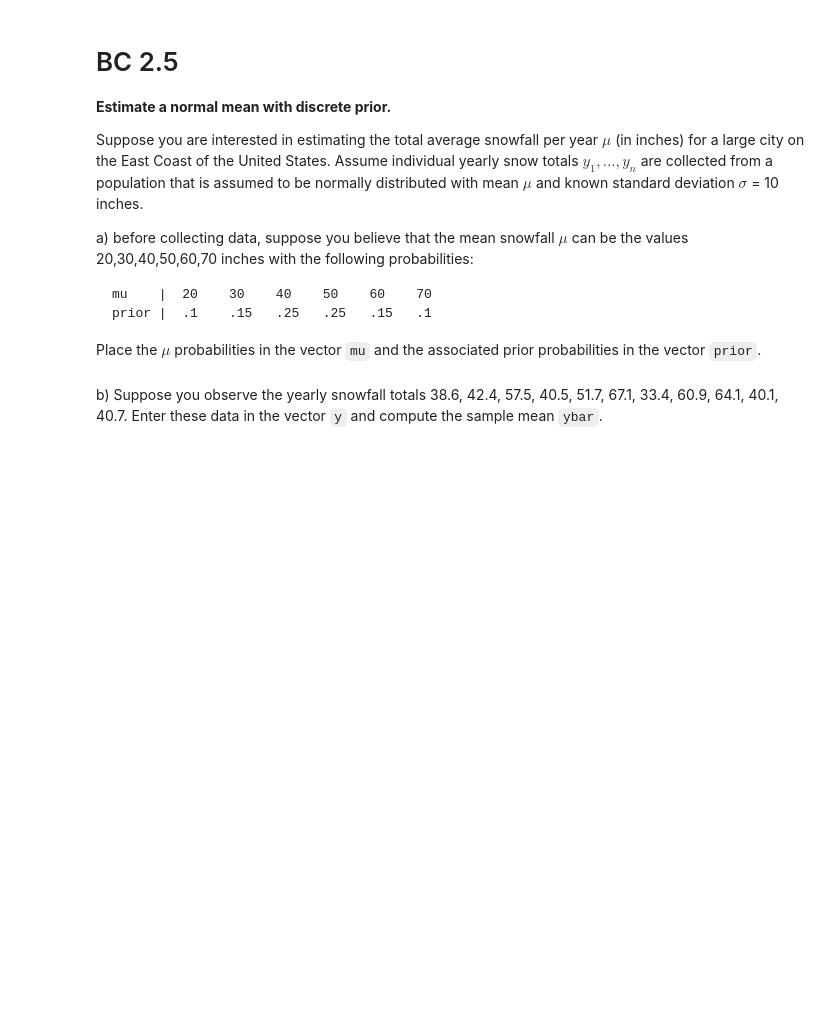
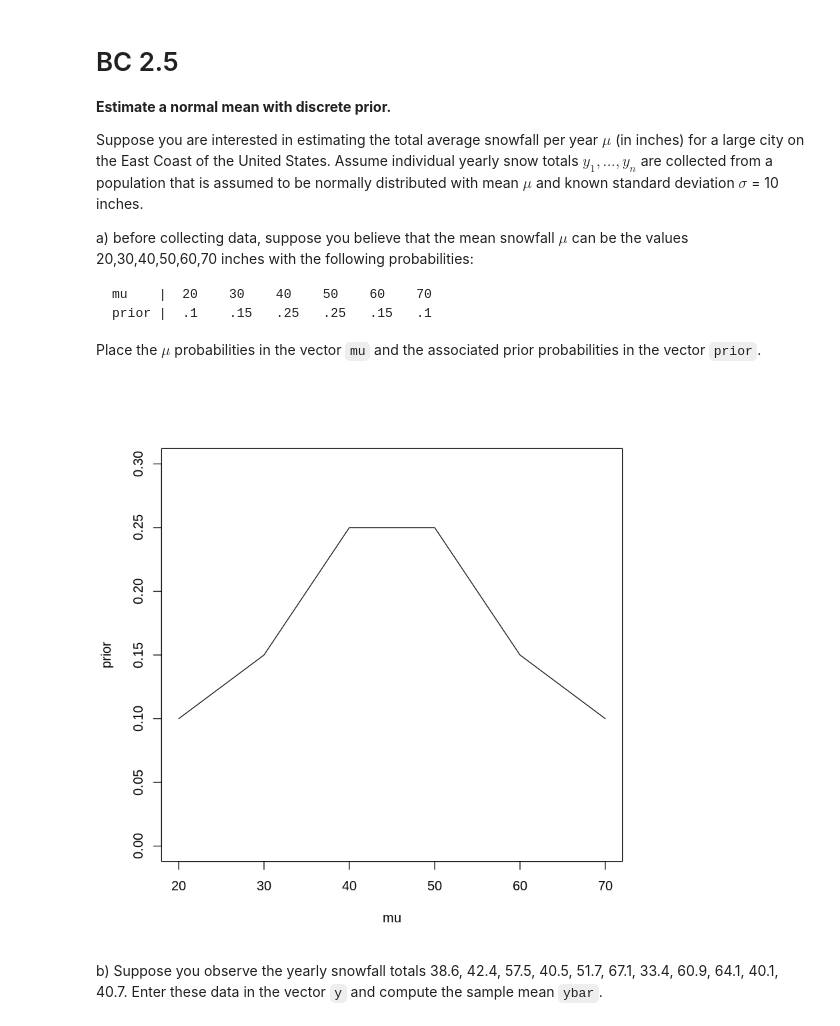
Before and after one commit to andrealorenzon/sm4ds, a Jupyter notebook: Assignment 5.ipynb, the cells around one changed output. Saved outputs shown, nothing was run; the diff lists cells and outputs as text; code cells hidden in the pictures; blank space fills up the shorter version.

```diff
--- a/Assignment 5.ipynb
+++ b/Assignment 5.ipynb
@@ -172,7 +172,10 @@ Place the $\mu$ probabilities in the vector `mu` and the associated prior probab
 # %%
 mu <- c(20,30,40,50,60,70)
 prior <- c(.1,.15,.25,.25,.15,.1)
 sigma <- 10
+plot(mu,prior, type="l", ylim=c(0,0.3))
+# %% [output]
+[figure, added]
 # %% [markdown]
 b) Suppose you observe the yearly snowfall totals 38.6, 42.4, 57.5, 40.5, 51.7, 67.1, 33.4, 60.9, 64.1, 40.1, 40.7. Enter these data in the vector `y` and compute the sample mean `ybar`.
 # %%
```
Also changed, not shown: parts of 5 cells of this notebook.
